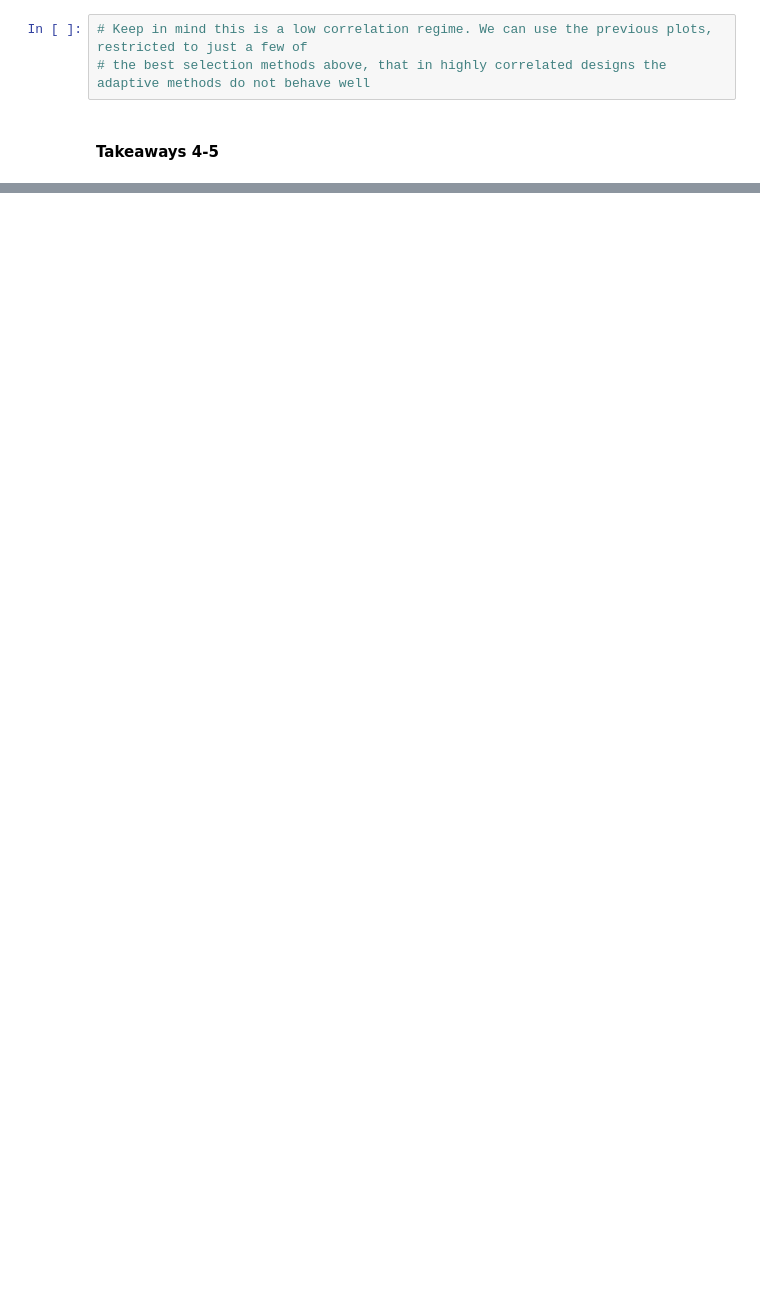
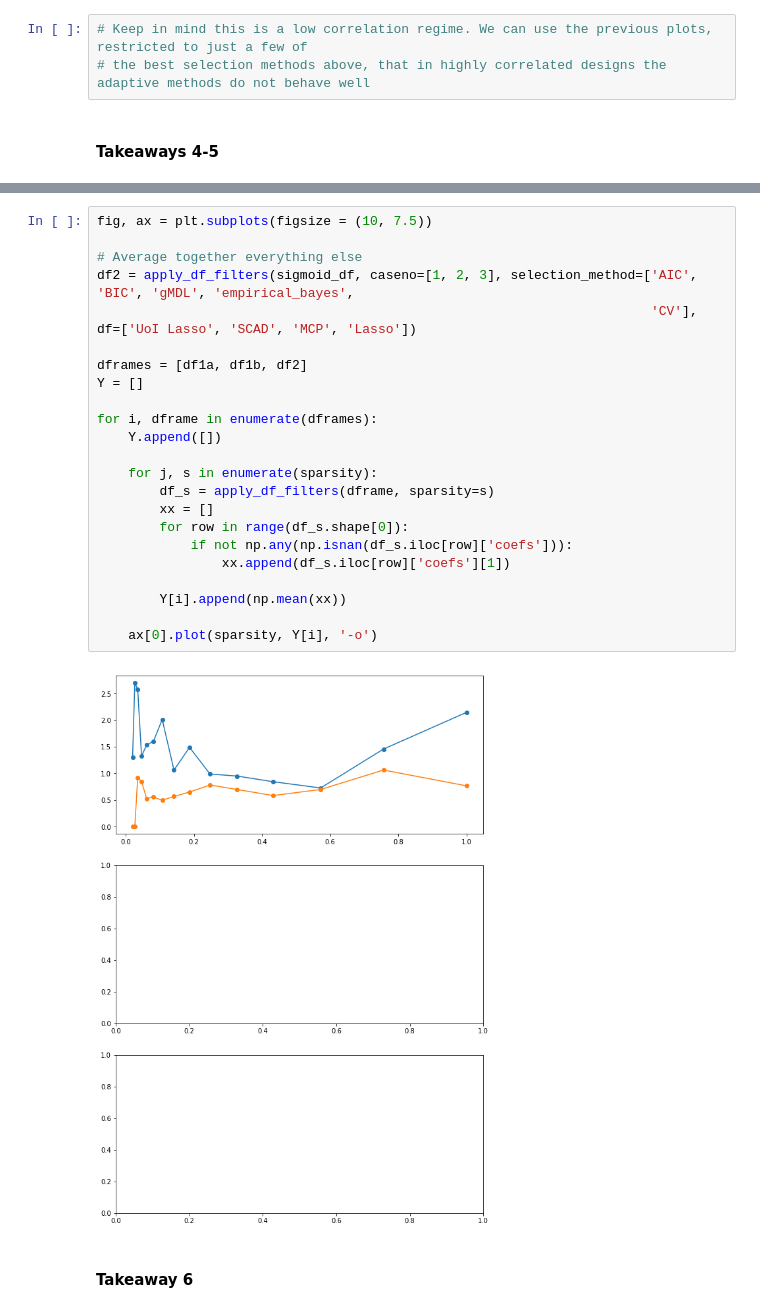
Before and after one commit to akumar01/uoicorr_analysis, a Jupyter notebook: notebooks/finalfinal/sigmoid_takeaways.ipynb, the cells around one changed output, grey strips where cells are left out. Cells and saved outputs as stored; diff of their text form; blank space fills up the shorter version.

```diff
--- a/notebooks/finalfinal/sigmoid_takeaways.ipynb
+++ b/notebooks/finalfinal/sigmoid_takeaways.ipynb
@@ -108,0 +116,27 @@ for i, dframe in enumerate(dframes):
+# %%
+fig, ax = plt.subplots(figsize = (10, 7.5))
+
+# Average together everything else
+df2 = apply_df_filters(sigmoid_df, caseno=[1, 2, 3], selection_method=['AIC', 'BIC', 'gMDL', 'empirical_bayes',
+                                                                       'CV'], df=['UoI Lasso', 'SCAD', 'MCP', 'Lasso'])
+
+dframes = [df1a, df1b, df2]
+Y = []
+
+for i, dframe in enumerate(dframes):
+    Y.append([])
+
+    for j, s in enumerate(sparsity):
+        df_s = apply_df_filters(dframe, sparsity=s)
+        xx = []
+        for row in range(df_s.shape[0]):
+            if not np.any(np.isnan(df_s.iloc[row]['coefs'])):
+                xx.append(df_s.iloc[row]['coefs'][1])
+
+        Y[i].append(np.mean(xx))
+
+    ax[0].plot(sparsity, Y[i], '-o')
+# %% [output]
+[figure, added]
+# %% [markdown]
+#### Takeaway 6
```
Also changed, not shown: parts of 5 cells of this notebook, 1 other file.
